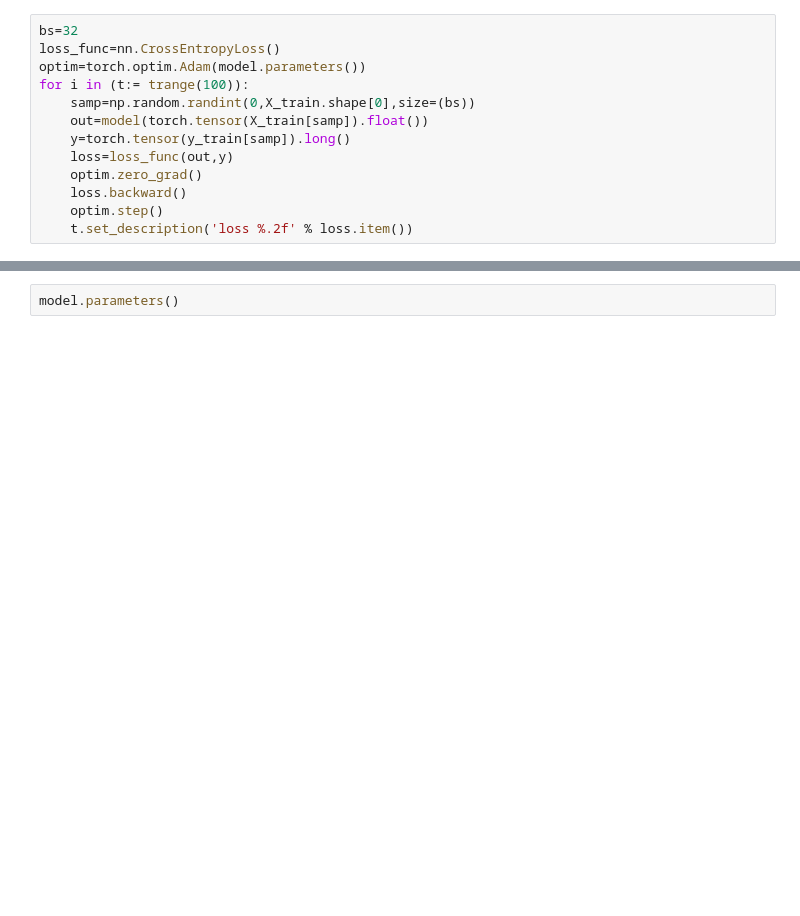
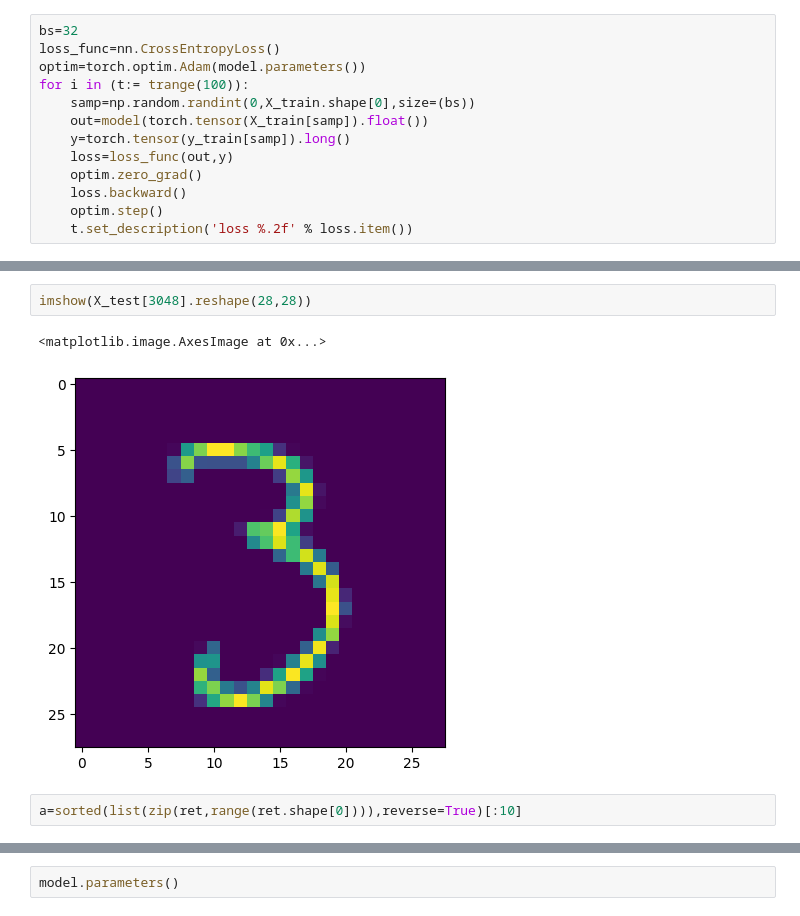
Before and after one commit to shikharyashmaurya/Kaggle-notebooks, a Jupyter notebook: mnist-from-scaratch-george-hotz.ipynb, the cells around one changed output, grey strips where cells are left out. Drawn from its saved outputs; the diff is of its cells as text; blank space fills up the shorter version.

```diff
--- a/mnist-from-scaratch-george-hotz.ipynb
+++ b/mnist-from-scaratch-george-hotz.ipynb
@@ -229,0 +338,7 @@ for i in (t:= trange(100)):
+# %%
+imshow(X_test[3048].reshape(28,28))
+# %% [output]
+<matplotlib.image.AxesImage at 0x...>
+[figure, added]
+# %%
+a=sorted(list(zip(ret,range(ret.shape[0]))),reverse=True)[:10]
```
Also changed, not shown: parts of 51 cells of this notebook.
